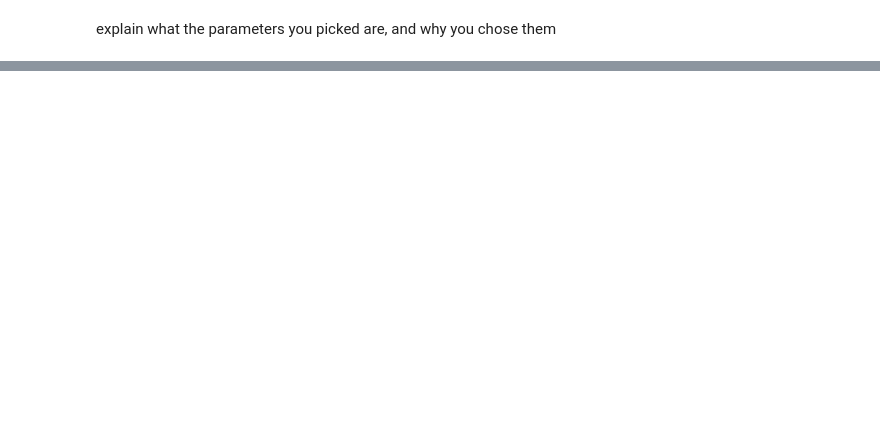
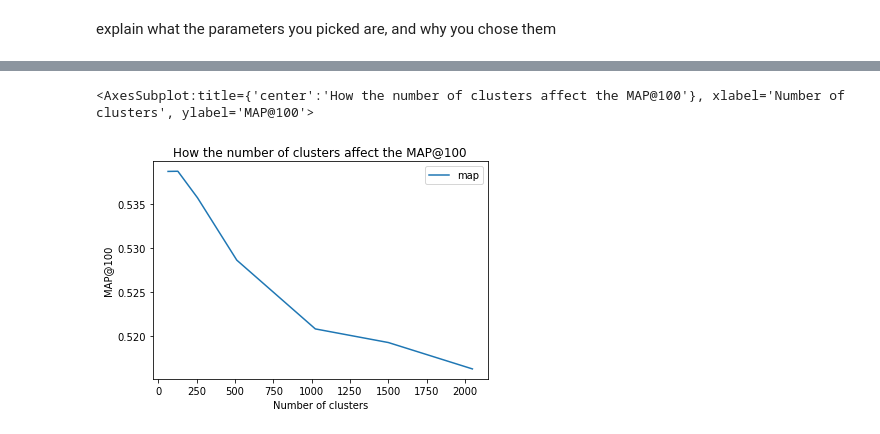
Before and after one commit to SCIA-Premium/Deep-Learning-for-Language, a Jupyter notebook: 3_Semantic_Search/3_Semantic_search.ipynb, the cells around one changed output, grey strips where cells are left out. Drawn from its saved outputs; the diff is of its cells as text; code cells hidden in the pictures; blank space fills up the shorter version.

```diff
--- a/3_Semantic_Search/3_Semantic_search.ipynb
+++ b/3_Semantic_Search/3_Semantic_search.ipynb
@@ -352,0 +479,8 @@ explain what the parameters you picked are, and why you chose them
+# %%
+plt = df_n_clusters.plot(x='n_clusters', y='map',  title='How the number of clusters affect the MAP@100')
+plt.set_xlabel("Number of clusters")
+plt.set_ylabel("MAP@100")
+plt
+# %% [output]
+<AxesSubplot:title={'center':'How the number of clusters affect the MAP@100'}, xlabel='Number of clusters', ylabel='MAP@100'>
+[figure, added]
```
Also changed, not shown: parts of 28 cells of this notebook.
